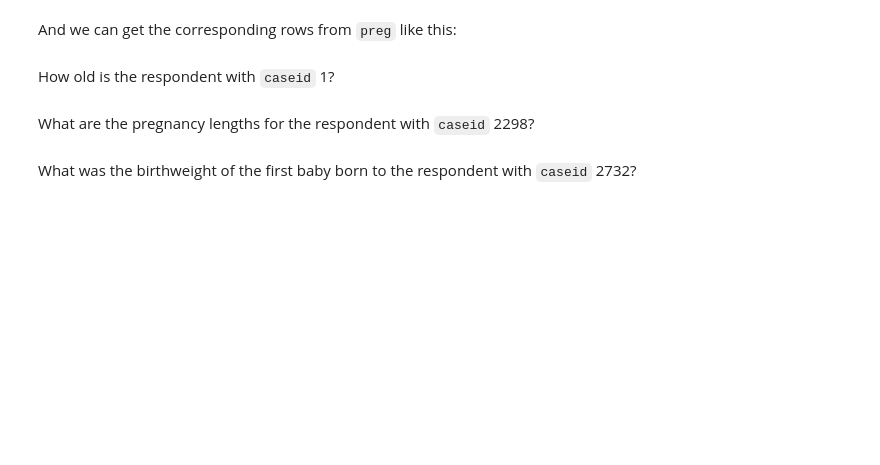
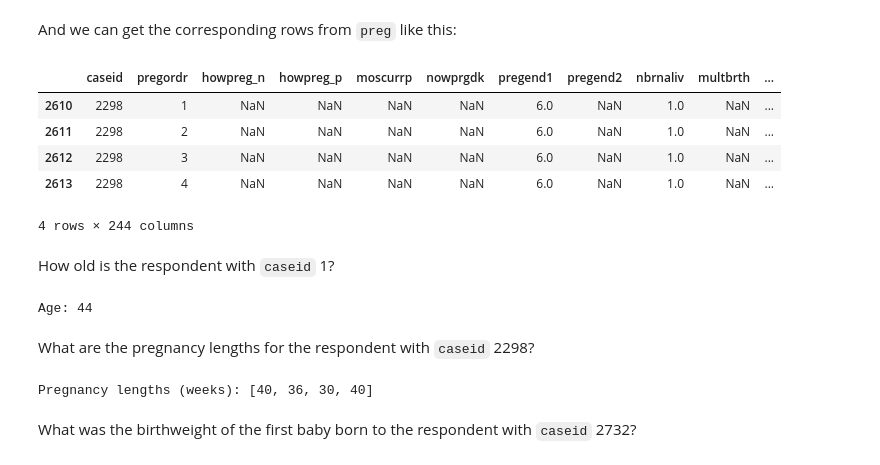
Before and after one commit to francisco-belgrave/Belgrave_Topics, a Jupyter notebook: Think_Stats/Chapter_1_Exploratory_Data_Analysis-Sol.ipynb, the cells around one changed output. Drawn from its saved outputs; the diff is of its cells as text; code cells hidden in the pictures; blank space fills up the shorter version.

```diff
--- a/Think_Stats/Chapter_1_Exploratory_Data_Analysis-Sol.ipynb
+++ b/Think_Stats/Chapter_1_Exploratory_Data_Analysis-Sol.ipynb
@@ -310,4 +582,6 @@ data['total_weight'].mean()
 Create a new column named <tt>totalwgt_kg</tt> that contains birth weight in kilograms.  Compute its mean.  Remember that when you create a new column, you have to use dictionary syntax, not dot notation.
 # %%
 # Solution goes here
-data['totalwgt_kg'] = data['total_weight'] * 0.453592
+preg['totalwgt_kg'] = preg['birthwgt_lb']*0.453592
+print(preg.totalwgt_kg.mean())
+print(preg.birthwgt_lb.mean()*0.453592)
@@ -340,13 +643,20 @@ resp[resp['caseid']==2298]
 # %% [markdown]
 And we can get the corresponding rows from `preg` like this:
 # %%
-data[data['caseid'] == 2298]
+preg[preg['caseid'] == 2298]
+# %% [output]
+|  | caseid | pregordr | howpreg_n | howpreg_p | moscurrp | nowprgdk | pregend1 | pregend2 | nbrnaliv | multbrth | ... |
+| 2610 | 2298 | 1 | NaN | NaN | NaN | NaN | 6.0 | NaN | 1.0 | NaN | ... |
+| 2611 | 2298 | 2 | NaN | NaN | NaN | NaN | 6.0 | NaN | 1.0 | NaN | ... |
+| 2612 | 2298 | 3 | NaN | NaN | NaN | NaN | 6.0 | NaN | 1.0 | NaN | ... |
+| 2613 | 2298 | 4 | NaN | NaN | NaN | NaN | 6.0 | NaN | 1.0 | NaN | ... |
+4 rows × 244 columns
 # %% [markdown]
 How old is the respondent with `caseid` 1?
 # %%
 # Solution goes here
-resp[resp['caseid'] == 1]['age_a']
-# Using loc
-resp.loc[resp['caseid'] == 1,'age_a']
+print('Age:',int(resp.loc[resp['caseid'] == 1, 'age_r']))
+# %% [output]
+Age: 44
 # %% [markdown]
 What are the pregnancy lengths for the respondent with `caseid` 2298?
@@ -358,3 +663,8 @@ data.loc[data['caseid'] == 2298,'prglngth']
+# %%
+# Solution goes here
+print('Pregnancy lengths (weeks):', list(preg.loc[preg['caseid'] == 2298, 'prglngth']))
+# %% [output]
+Pregnancy lengths (weeks): [40, 36, 30, 40]
 # %% [markdown]
 What was the birthweight of the first baby born to the respondent with `caseid` 2732?
 # %%
```
Also changed, not shown: parts of 70 cells of this notebook, 5 other files.
